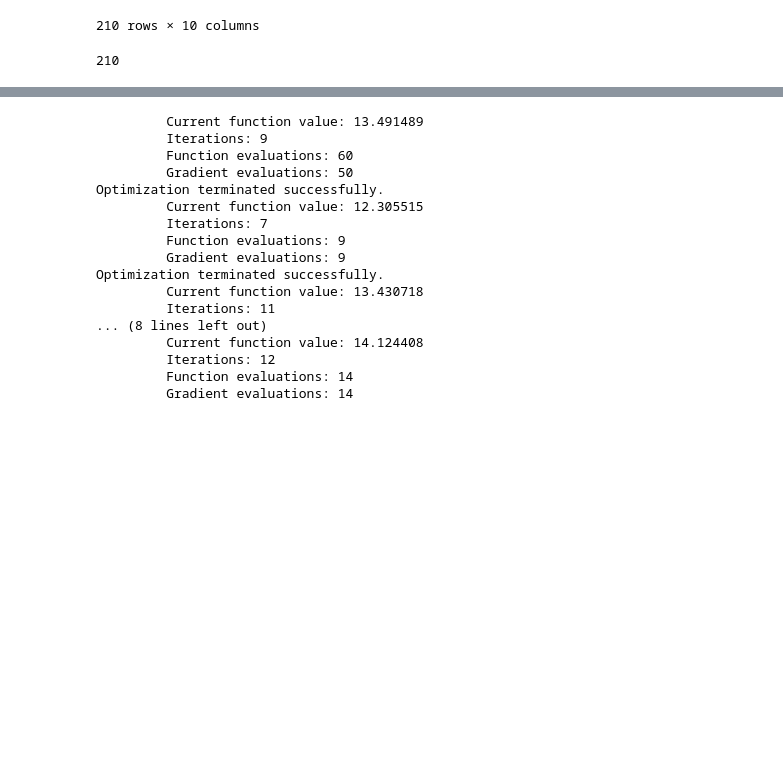
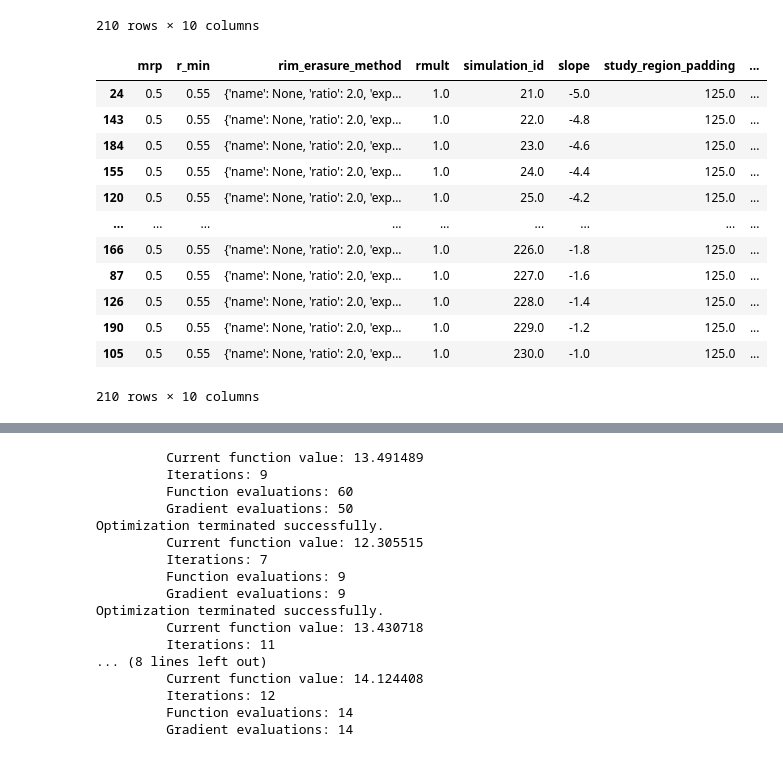
Before and after one commit to seanmason/saturation, a Jupyter notebook: notebooks/thesis/Chapter4/SingleSimulationPlots.ipynb, the cells around one changed output, grey strips where cells are left out. Cells and saved outputs as stored; diff of their text form; code cells hidden in the pictures; blank space fills up the shorter version.

```diff
--- a/notebooks/thesis/Chapter4/SingleSimulationPlots.ipynb
+++ b/notebooks/thesis/Chapter4/SingleSimulationPlots.ipynb
@@ -67,11 +79,25 @@ configs_pdf
 | 210 | 0.5 | 0.55 | {'name': None, 'ratio': 2.0, 'exp... | 1.0 | 37.0 | -2.0 | 125.0 | ... |
 210 rows × 10 columns
 # %%
-max_slope = -1
-selected_simulation_ids = list(configs_pdf[(configs_pdf.slope <= max_slope) & configs_pdf.rim_erasure_exponent.between(0, 1.1) & (configs_pdf.rmult == 1.0)].simulation_id.astype("int"))
-len(selected_simulation_ids)
+min_simulation_id = 21
+max_simulation_id = 230
+selected_simulation_ids = list(range(min_simulation_id, max_simulation_id + 1))
+
+configs_pdf[configs_pdf.simulation_id.isin(selected_simulation_ids)].sort_values("simulation_id")
 # %% [output]
+|  | mrp | r_min | rim_erasure_method | rmult | simulation_id | slope | study_region_padding | ... |
+| 24 | 0.5 | 0.55 | {'name': None, 'ratio': 2.0, 'exp... | 1.0 | 21.0 | -5.0 | 125.0 | ... |
+| 143 | 0.5 | 0.55 | {'name': None, 'ratio': 2.0, 'exp... | 1.0 | 22.0 | -4.8 | 125.0 | ... |
+| 184 | 0.5 | 0.55 | {'name': None, 'ratio': 2.0, 'exp... | 1.0 | 23.0 | -4.6 | 125.0 | ... |
+| 155 | 0.5 | 0.55 | {'name': None, 'ratio': 2.0, 'exp... | 1.0 | 24.0 | -4.4 | 125.0 | ... |
+| 120 | 0.5 | 0.55 | {'name': None, 'ratio': 2.0, 'exp... | 1.0 | 25.0 | -4.2 | 125.0 | ... |
+| ... | ... | ... | ... | ... | ... | ... | ... | ... |
+| 166 | 0.5 | 0.55 | {'name': None, 'ratio': 2.0, 'exp... | 1.0 | 226.0 | -1.8 | 125.0 | ... |
+| 87 | 0.5 | 0.55 | {'name': None, 'ratio': 2.0, 'exp... | 1.0 | 227.0 | -1.6 | 125.0 | ... |
+| 126 | 0.5 | 0.55 | {'name': None, 'ratio': 2.0, 'exp... | 1.0 | 228.0 | -1.4 | 125.0 | ... |
+| 190 | 0.5 | 0.55 | {'name': None, 'ratio': 2.0, 'exp... | 1.0 | 229.0 | -1.2 | 125.0 | ... |
+| 105 | 0.5 | 0.55 | {'name': None, 'ratio': 2.0, 'exp... | 1.0 | 230.0 | -1.0 | 125.0 | ... |
-210
+210 rows × 10 columns
 # %%
 df = get_statistics_with_lifespans_for_simulations(
     selected_simulation_ids,
```
Also changed, not shown: parts of 2 cells of this notebook, 8 other files.
